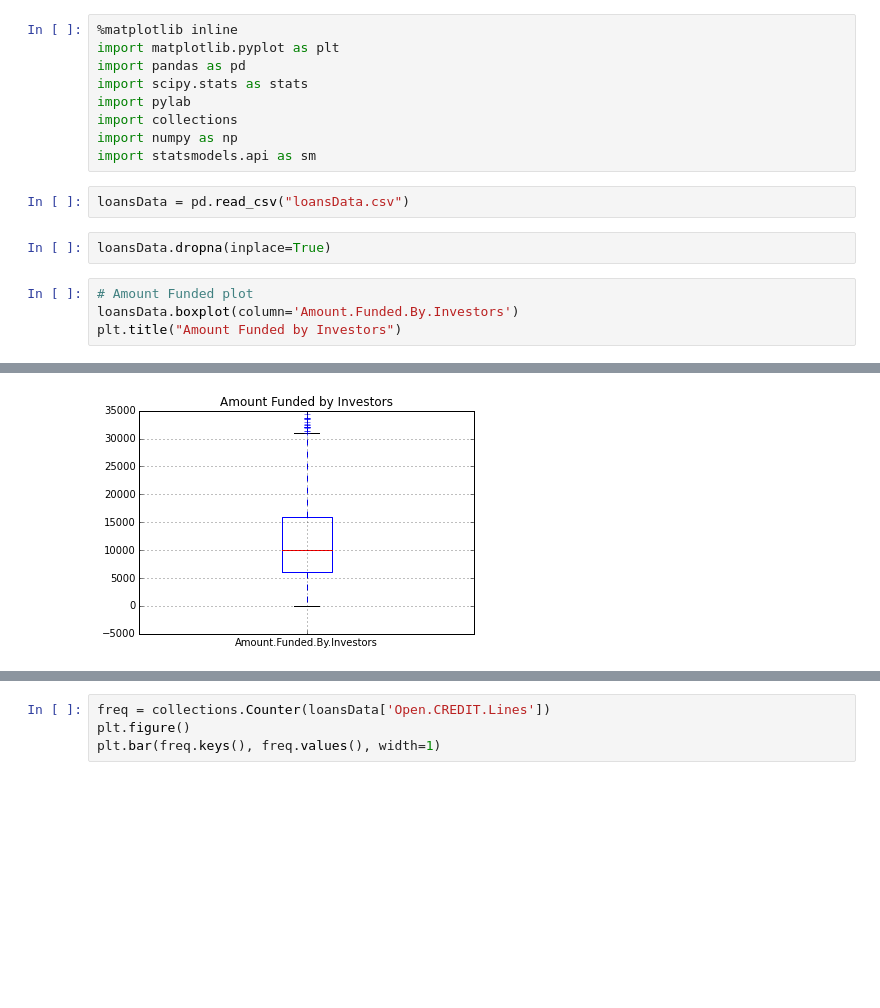
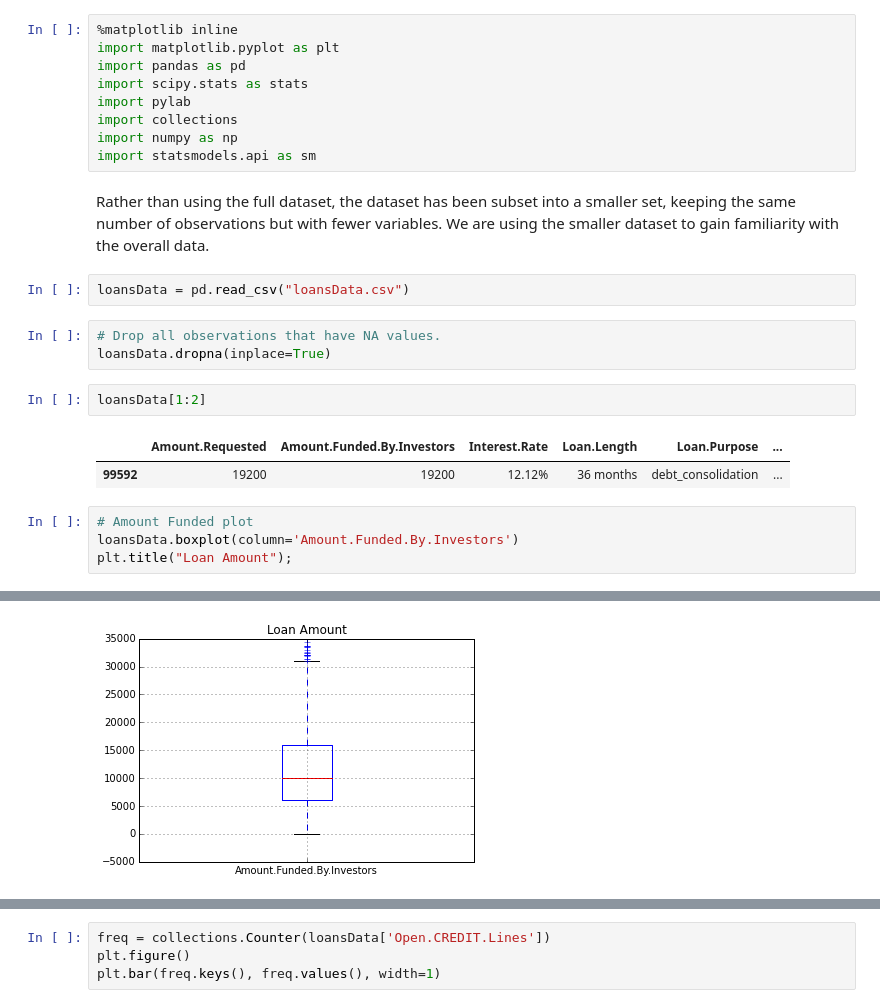
Before and after one commit to dannysilitonga/BigDataAnalytics, a Jupyter notebook: CleanUp_DataViz_LinearModel.ipynb, the cells around one changed output, grey strips where cells are left out. Saved outputs shown, nothing was run; the diff lists cells and outputs as text; blank space fills up the shorter version.

```diff
--- a/CleanUp_DataViz_LinearModel.ipynb
+++ b/CleanUp_DataViz_LinearModel.ipynb
@@ -11,12 +11,20 @@ import pylab
 import collections
 import numpy as np
 import statsmodels.api as sm
+# %% [markdown]
+Rather than using the full dataset, the dataset has been subset into a smaller set, keeping the same number of observations but with fewer variables.  We are using the smaller dataset to gain familiarity with the overall data.
 # %%
 loansData = pd.read_csv("loansData.csv")
-# %%
-loansData.dropna(inplace=True)
+# %%
+# Drop all observations that have NA values.
+loansData.dropna(inplace=True)
+# %%
+loansData[1:2]
+# %% [output]
+|  | Amount.Requested | Amount.Funded.By.Investors | Interest.Rate | Loan.Length | Loan.Purpose | ... |
+| 99592 | 19200 | 19200 | 12.12% | 36 months | debt_consolidation | ... |
 # %%
 # Amount Funded plot
 loansData.boxplot(column='Amount.Funded.By.Investors')
-plt.title("Amount Funded by Investors")
+plt.title("Loan Amount");
 # %% [output]
@@ -24 +35 @@ plt.title("Amount Funded by Investors")
-[figure, old version]
+[figure, new version]
```
Also changed, not shown: parts of 32 cells of this notebook.
